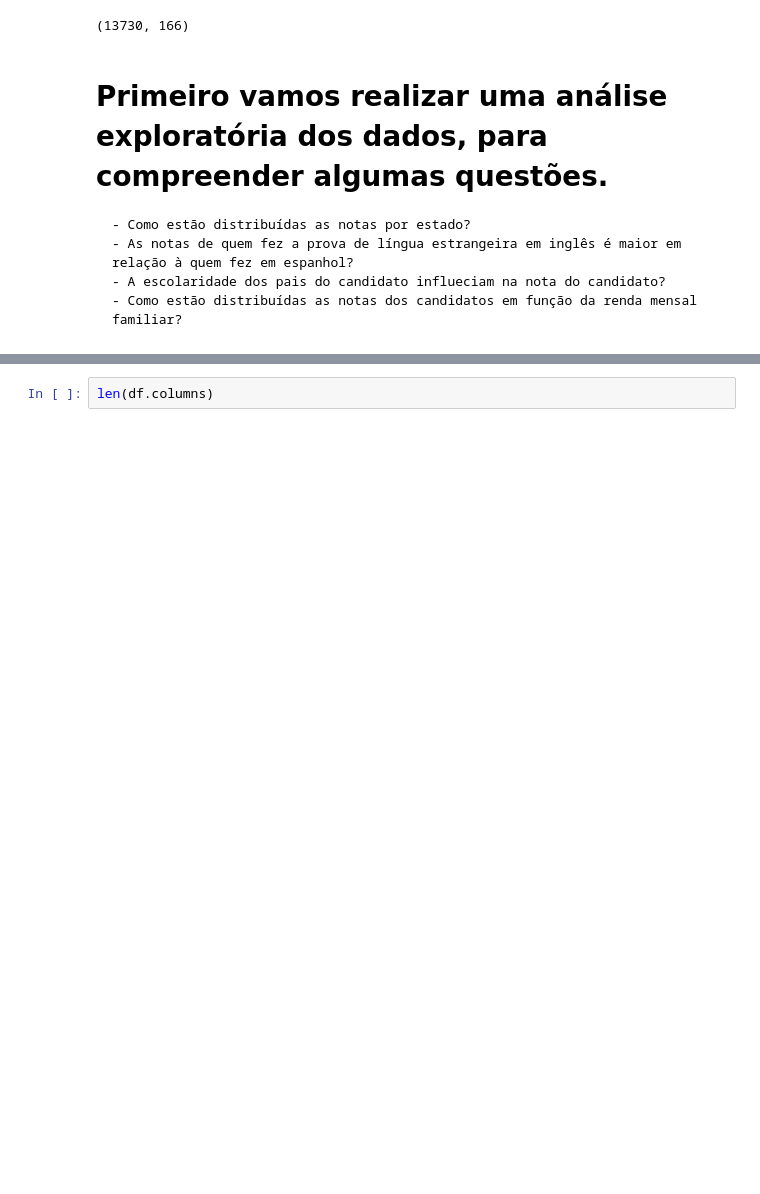
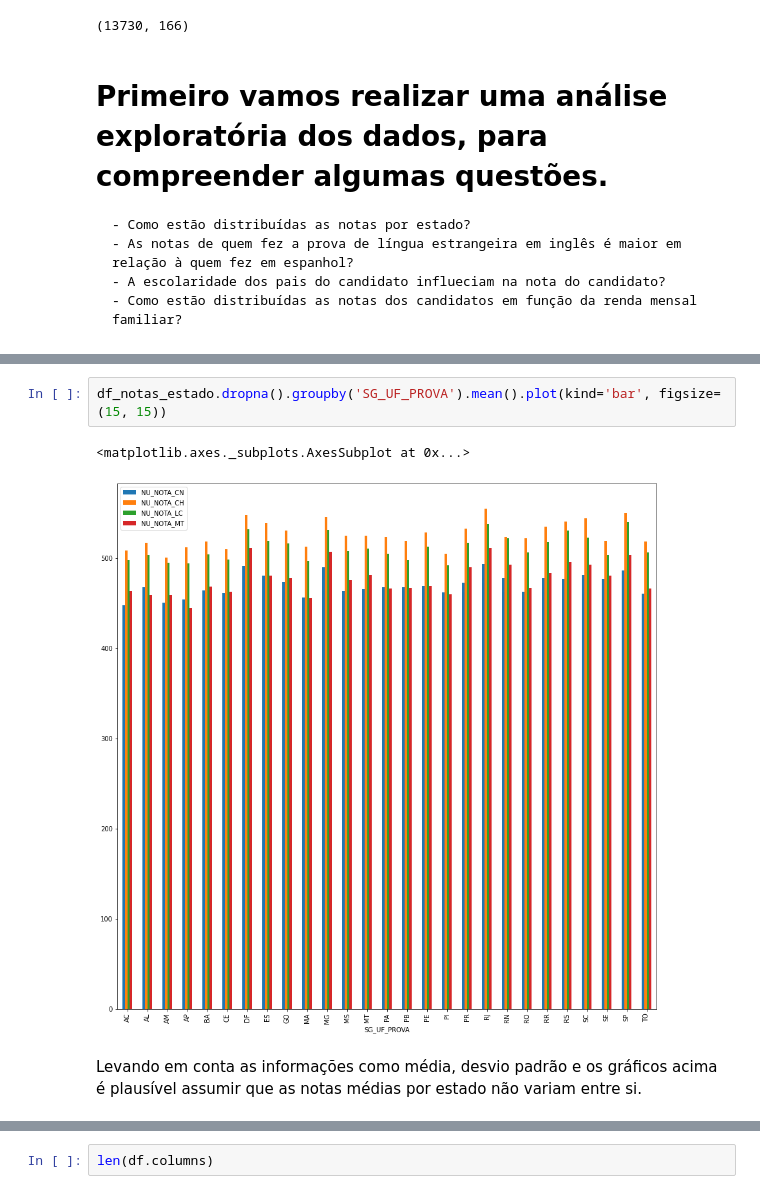
Before and after one commit to guilherme-fuzi/desafio-enem2016, a Jupyter notebook: enem2016.ipynb, the cells around one changed output, grey strips where cells are left out. Drawn from its saved outputs; the diff is of its cells as text; blank space fills up the shorter version.

```diff
--- a/enem2016.ipynb
+++ b/enem2016.ipynb
@@ -29,0 +61,7 @@ df.shape
+# %%
+df_notas_estado.dropna().groupby('SG_UF_PROVA').mean().plot(kind='bar', figsize=(15, 15))
+# %% [output]
+<matplotlib.axes._subplots.AxesSubplot at 0x...>
+[figure, added]
+# %% [markdown]
+Levando em conta as informações como média, desvio padrão e os gráficos acima é plausível assumir que as notas médias por estado não variam entre si.
```
Also changed, not shown: parts of 14 cells of this notebook.
